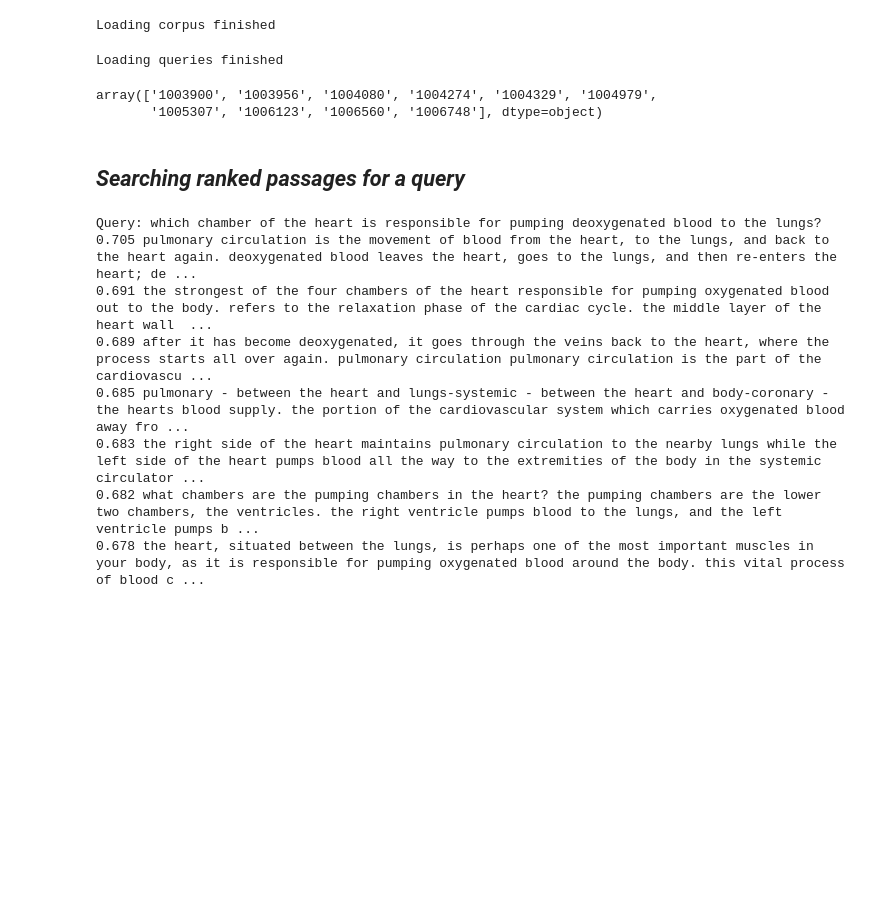
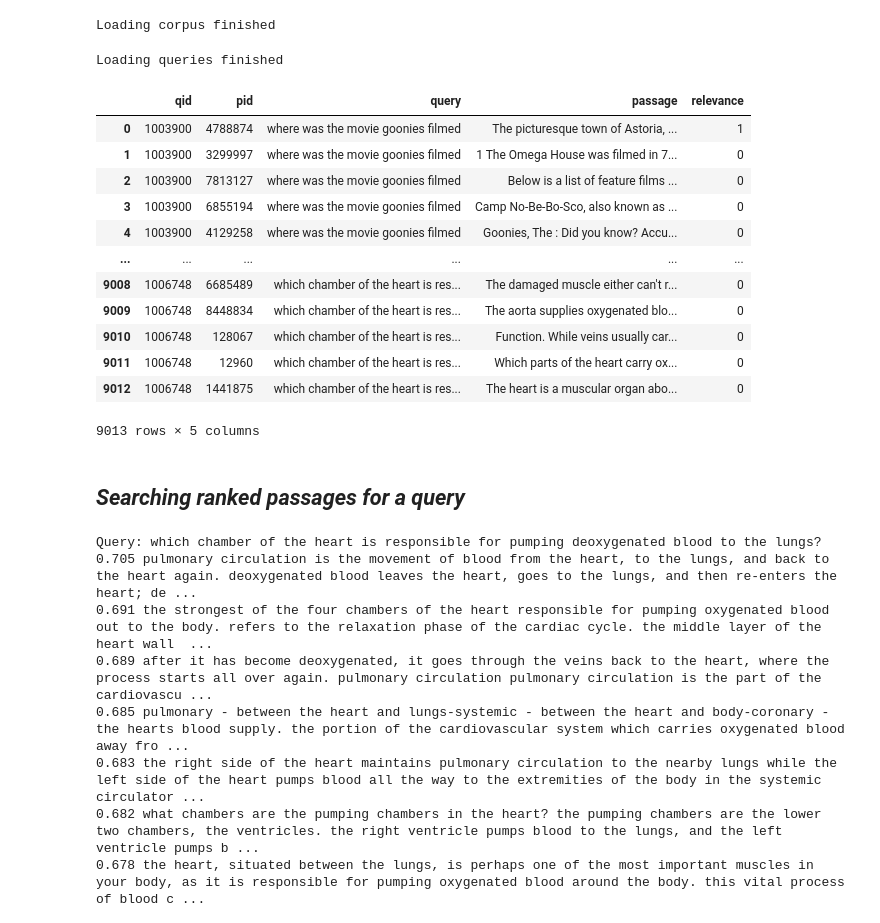
Before and after one commit to Vis5892/IR-WS-project-FSS22, a Jupyter notebook: SBert_Model.ipynb, the cells around one changed output. Drawn from its saved outputs; the diff is of its cells as text; code cells hidden in the pictures; blank space fills up the shorter version.

```diff
--- a/SBert_Model.ipynb
+++ b/SBert_Model.ipynb
@@ -346,10 +348,21 @@ q_data_df.drop_duplicates(inplace=True)
 q_data_df.reset_index(inplace=True)
 q_data_df = q_data_df.drop(['index'], axis = 1)
 # %%
-q_data_df['qid'].unique()
+q_data_df
 # %% [output]
+|  | qid | pid | query | passage | relevance |
+| 0 | 1003900 | 4788874 | where was the movie goonies filmed | The picturesque town of Astoria, ... | 1 |
+| 1 | 1003900 | 3299997 | where was the movie goonies filmed | 1 The Omega House was filmed in 7... | 0 |
+| 2 | 1003900 | 7813127 | where was the movie goonies filmed | Below is a list of feature films ... | 0 |
+| 3 | 1003900 | 6855194 | where was the movie goonies filmed | Camp No-Be-Bo-Sco, also known as ... | 0 |
+| 4 | 1003900 | 4129258 | where was the movie goonies filmed | Goonies, The : Did you know? Accu... | 0 |
+| ... | ... | ... | ... | ... | ... |
+| 9008 | 1006748 | 6685489 | which chamber of the heart is res... | The damaged muscle either can't r... | 0 |
+| 9009 | 1006748 | 8448834 | which chamber of the heart is res... | The aorta supplies oxygenated blo... | 0 |
+| 9010 | 1006748 | 128067 | which chamber of the heart is res... | Function. While veins usually car... | 0 |
+| 9011 | 1006748 | 12960 | which chamber of the heart is res... | Which parts of the heart carry ox... | 0 |
+| 9012 | 1006748 | 1441875 | which chamber of the heart is res... | The heart is a muscular organ abo... | 0 |
-array(['1003900', '1003956', '1004080', '1004274', '1004329', '1004979',
-       '1005307', '1006123', '1006560', '1006748'], dtype=object)
+9013 rows × 5 columns
 # %% [markdown]
 ## ***Searching ranked passages for a query***
 # %%
```
Also changed, not shown: parts of 1 cell of this notebook.
